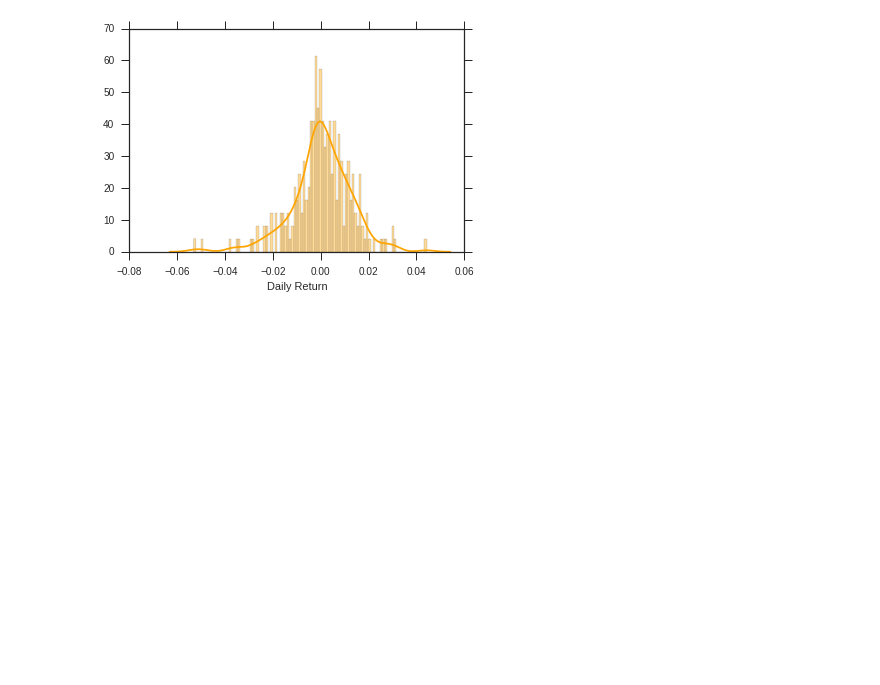
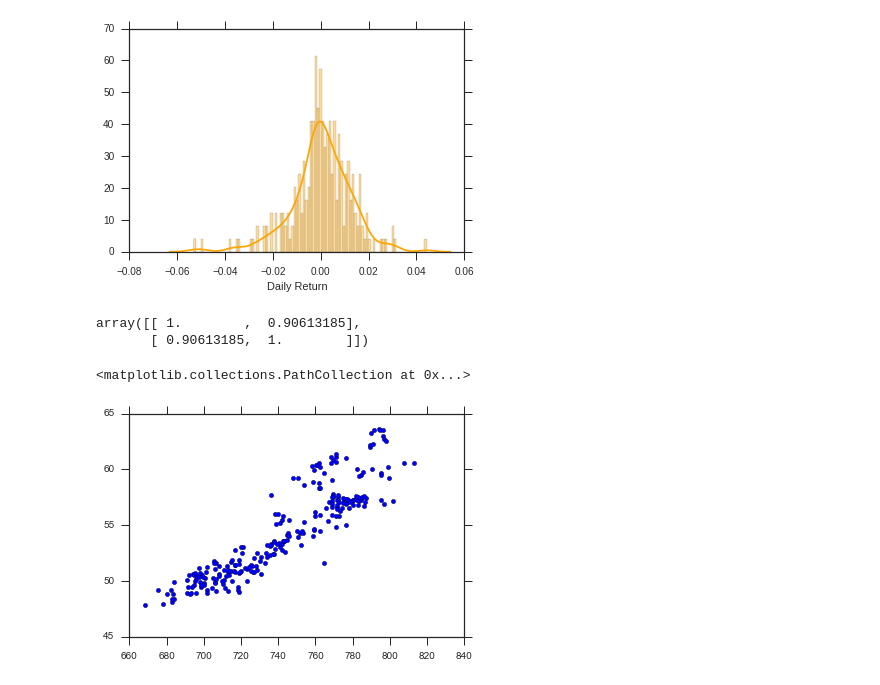
Before and after one commit to irfanalidv/Stock-Market-Analysis, a Jupyter notebook: Stock Market Analysis.ipynb, the cells around one changed output. Cells and saved outputs as stored; diff of their text form; code cells hidden in the pictures; blank space fills up the shorter version.

```diff
--- a/Stock Market Analysis.ipynb
+++ b/Stock Market Analysis.ipynb
@@ -183,3 +185,17 @@ sns.distplot(GOOG['Daily Return'].dropna(),bins=100,color='orange')
 # %% [output]
 <matplotlib.axes._subplots.AxesSubplot at 0x...>
 [figure]
+# %%
+#printing correlation coefficient between GOOGLE and MSFT
+np.corrcoef(
+    GOOG['Adj Close'],MSFT['Adj Close'])
+# %% [output]
+array([[ 1.        ,  0.90613185],
+       [ 0.90613185,  1.        ]])
+# %%
+
+#plotting the relation between values of adjacent close of GOOGLE and MICROSOFT stock
+plt.scatter(GOOG['Adj Close'],MSFT['Adj Close'])
+# %% [output]
+<matplotlib.collections.PathCollection at 0x...>
+[figure, added]
```
Also changed, not shown: parts of 4 cells of this notebook.
